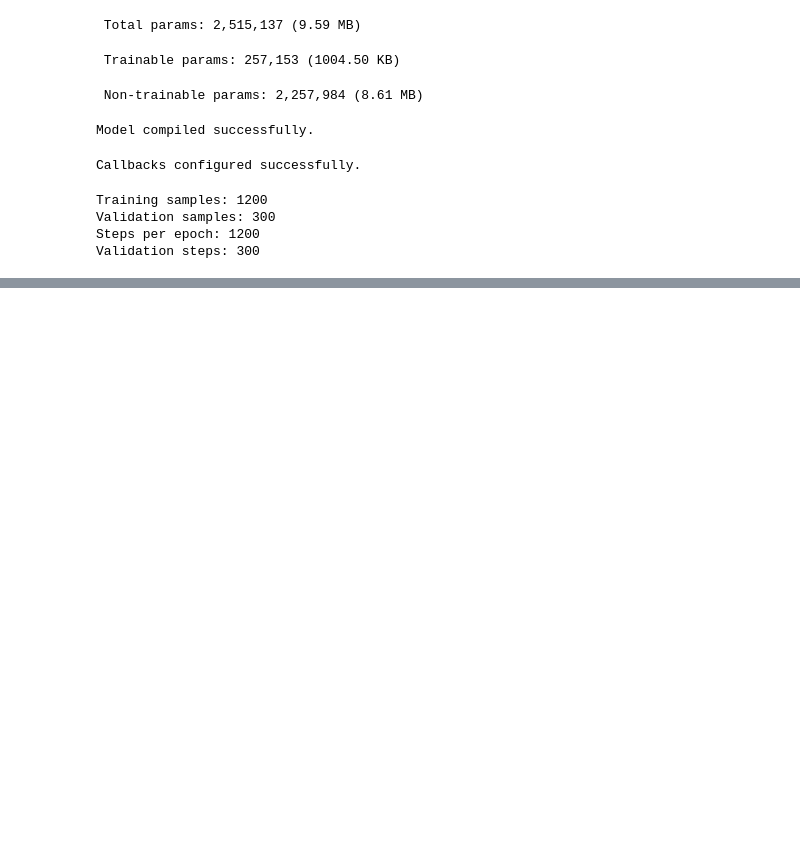
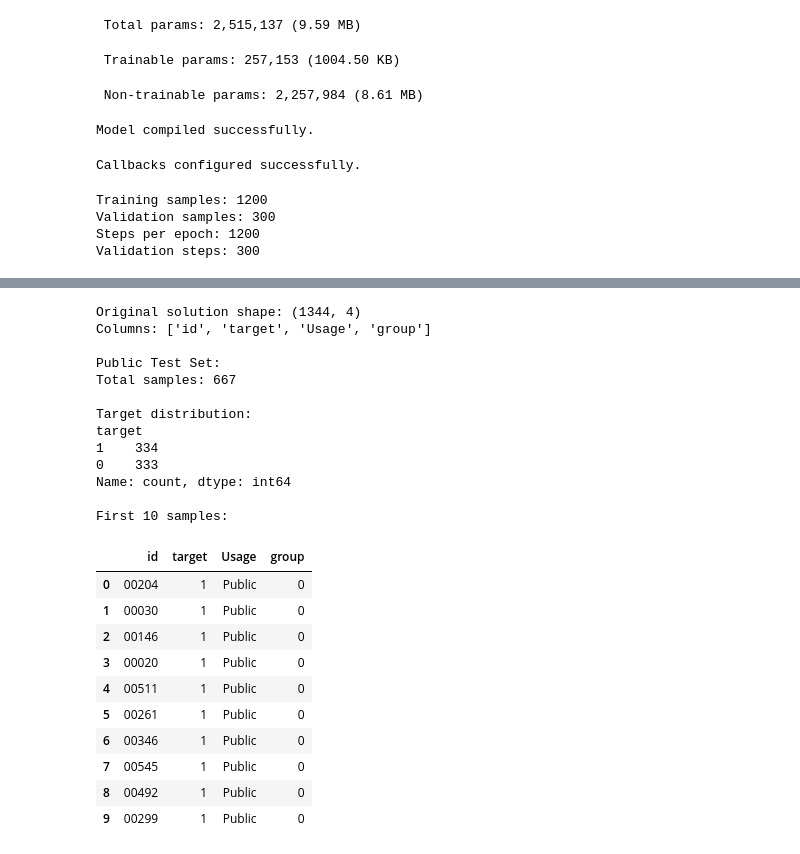
Before and after one commit to Ai-group-09/crash-detection-vision, a Jupyter notebook: advanced_tasks/model_training.ipynb, the cells around one changed output, grey strips where cells are left out. Cells and saved outputs as stored; diff of their text form; code cells hidden in the pictures; blank space fills up the shorter version.

```diff
--- a/advanced_tasks/model_training.ipynb
+++ b/advanced_tasks/model_training.ipynb
@@ -1030,0 +921,63 @@ plt.show()
+# %%
+import pandas as pd
+import os
+
+SOLUTION_PATH = "/content/solution.csv"
+
+assert os.path.exists(SOLUTION_PATH), "solution.csv not found!"
+
+# Keep IDs as strings to preserve leading zeros
+solution_df = pd.read_csv(
+    SOLUTION_PATH,
+    dtype={"id": str}
+)
+
+print("Original solution shape:", solution_df.shape)
+print("Columns:", solution_df.columns.tolist())
+
+# Validate required columns
+required_columns = {"id", "target", "Usage"}
+
+assert required_columns.issubset(solution_df.columns), (
+    f"Missing columns: {required_columns - set(solution_df.columns)}"
+)
+
+# Select Public samples only
+public_df = solution_df[
+    solution_df["Usage"].astype(str).str.strip() == "Public"
+].copy()
+
+public_df = public_df.reset_index(drop=True)
+
+print("\nPublic Test Set:")
+print("Total samples:", len(public_df))
+print("\nTarget distribution:")
+print(public_df["target"].value_counts(dropna=False))
+
+print("\nFirst 10 samples:")
+display(public_df.head(10))
+# %% [output]
+Original solution shape: (1344, 4)
+Columns: ['id', 'target', 'Usage', 'group']
+
+Public Test Set:
+Total samples: 667
+
+Target distribution:
+target
+1    334
+0    333
+Name: count, dtype: int64
+
+First 10 samples:
+|  | id | target | Usage | group |
+| 0 | 00204 | 1 | Public | 0 |
+| 1 | 00030 | 1 | Public | 0 |
+| 2 | 00146 | 1 | Public | 0 |
+| 3 | 00020 | 1 | Public | 0 |
+| 4 | 00511 | 1 | Public | 0 |
+| 5 | 00261 | 1 | Public | 0 |
+| 6 | 00346 | 1 | Public | 0 |
+| 7 | 00545 | 1 | Public | 0 |
+| 8 | 00492 | 1 | Public | 0 |
+| 9 | 00299 | 1 | Public | 0 |
```
Also changed, not shown: parts of 39 cells of this notebook.
